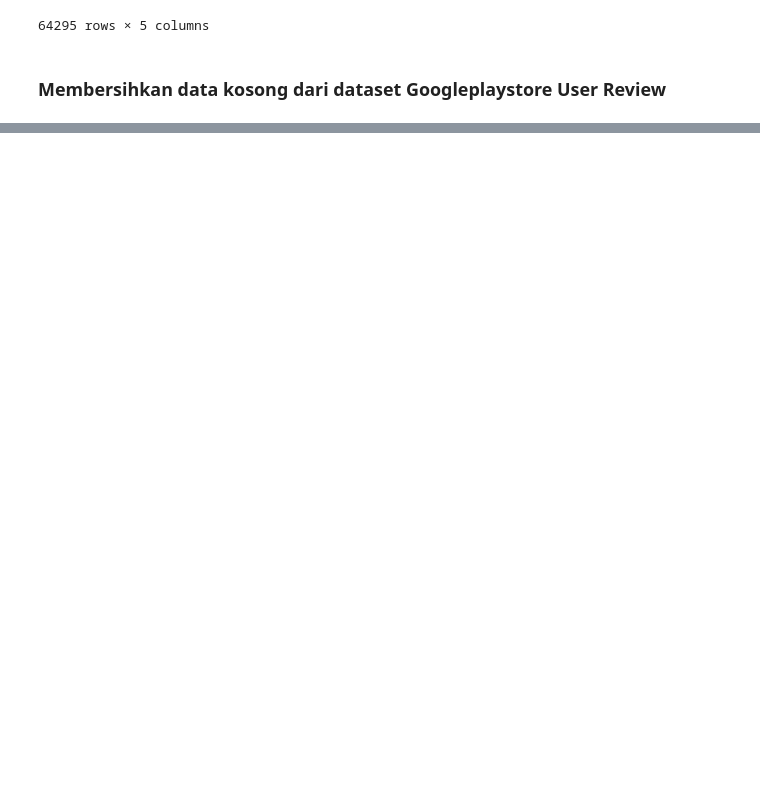
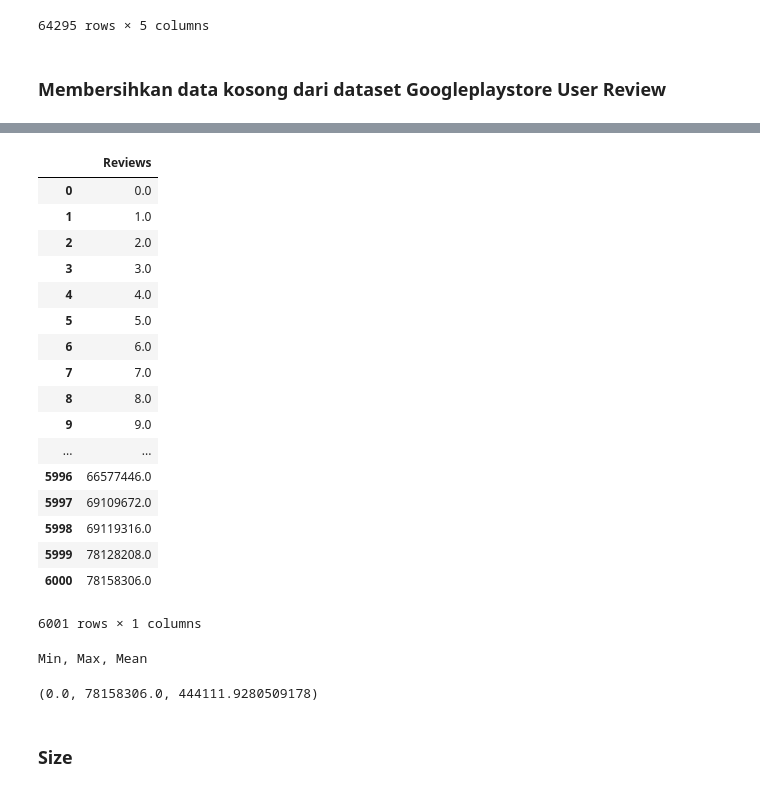
Before and after one commit to rafaelstevi/GooglePlaystore, a Jupyter notebook: Files/eda-googleplaystore.ipynb, the cells around one changed output, grey strips where cells are left out. Drawn from its saved outputs; the diff is of its cells as text; code cells hidden in the pictures; blank space fills up the shorter version.

```diff
--- a/Files/eda-googleplaystore.ipynb
+++ b/Files/eda-googleplaystore.ipynb
@@ -179,0 +298,45 @@ Jumlah baris dengan Nilai Nan minimum 4 :  26863
+# %%
+# mengkonversi tipe data dari kolom Review
+dfGapps['Reviews'] = pd.to_numeric(dfGapps['Reviews'], errors='coerce')
+# %%
+# membuat list untuk menampung data Review yang unik
+data_rev = {'Reviews':dfGapps['Reviews'].unique()}
+
+# memasukan data Review ke dataframe
+dfRev = pd.DataFrame(data_rev)
+
+# sorting data Review dari terendah-tertinggi
+dfRev.sort_values('Reviews',inplace = True, ascending=True)
+
+#Pengindexan ulang
+dfRev = dfRev.reset_index(drop=True)
+
+dfRev
+# %% [output]
+|  | Reviews |
+| 0 | 0.0 |
+| 1 | 1.0 |
+| 2 | 2.0 |
+| 3 | 3.0 |
+| 4 | 4.0 |
+| 5 | 5.0 |
+| 6 | 6.0 |
+| 7 | 7.0 |
+| 8 | 8.0 |
+| 9 | 9.0 |
+| ... | ... |
+| 5996 | 66577446.0 |
+| 5997 | 69109672.0 |
+| 5998 | 69119316.0 |
+| 5999 | 78128208.0 |
+| 6000 | 78158306.0 |
+6001 rows × 1 columns
+# %%
+#Nilai terendah, tertinggi dan rata-rata dari kolom Review
+print("Min,","Max,","Mean")
+dfGapps['Reviews'].min(),dfGapps['Reviews'].max(),dfGapps['Reviews'].mean()
+# %% [output]
+Min, Max, Mean
+(0.0, 78158306.0, 444111.9280509178)
+# %% [markdown]
+### Size
```
Also changed, not shown: parts of 59 cells of this notebook, 4 other files.
